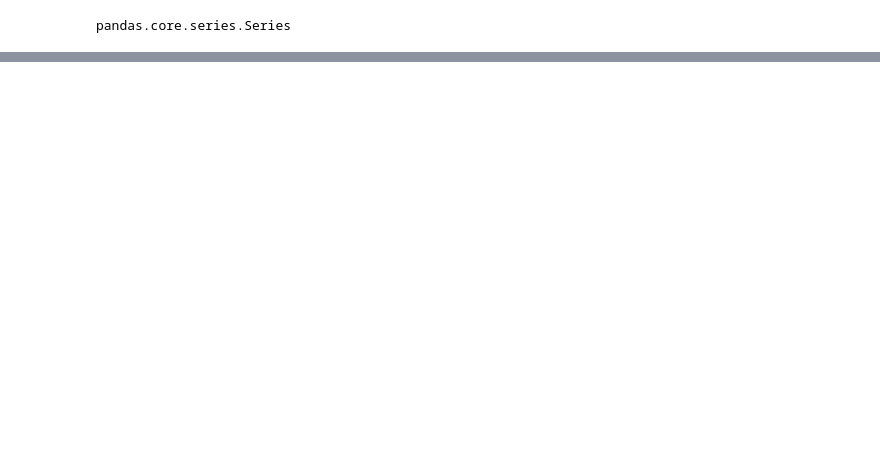
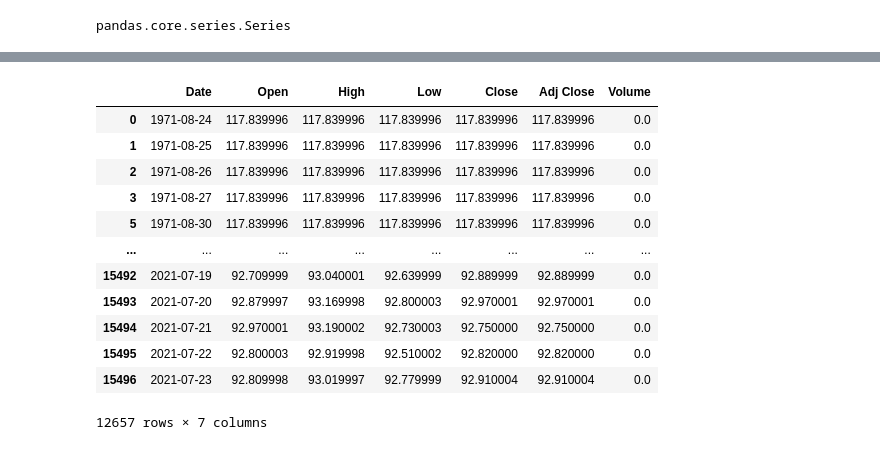
Before and after one commit to msierracrypto/project-1, a Jupyter notebook: MC_plus.ipynb, the cells around one changed output, grey strips where cells are left out. Saved outputs shown, nothing was run; the diff lists cells and outputs as text; code cells hidden in the pictures; blank space fills up the shorter version.

```diff
--- a/MC_plus.ipynb
+++ b/MC_plus.ipynb
@@ -314,2 +425,17 @@ riot_day.columns
 # %%
-riot_pct
+dxy = pd.read_csv("DX-Y.NYB.csv")
+dxy.dropna()
+# %% [output]
+|  | Date | Open | High | Low | Close | Adj Close | Volume |
+| 0 | 1971-08-24 | 117.839996 | 117.839996 | 117.839996 | 117.839996 | 117.839996 | 0.0 |
+| 1 | 1971-08-25 | 117.839996 | 117.839996 | 117.839996 | 117.839996 | 117.839996 | 0.0 |
+| 2 | 1971-08-26 | 117.839996 | 117.839996 | 117.839996 | 117.839996 | 117.839996 | 0.0 |
+| 3 | 1971-08-27 | 117.839996 | 117.839996 | 117.839996 | 117.839996 | 117.839996 | 0.0 |
+| 5 | 1971-08-30 | 117.839996 | 117.839996 | 117.839996 | 117.839996 | 117.839996 | 0.0 |
+| ... | ... | ... | ... | ... | ... | ... | ... |
+| 15492 | 2021-07-19 | 92.709999 | 93.040001 | 92.639999 | 92.889999 | 92.889999 | 0.0 |
+| 15493 | 2021-07-20 | 92.879997 | 93.169998 | 92.800003 | 92.970001 | 92.970001 | 0.0 |
+| 15494 | 2021-07-21 | 92.970001 | 93.190002 | 92.730003 | 92.750000 | 92.750000 | 0.0 |
+| 15495 | 2021-07-22 | 92.800003 | 92.919998 | 92.510002 | 92.820000 | 92.820000 | 0.0 |
+| 15496 | 2021-07-23 | 92.809998 | 93.019997 | 92.779999 | 92.910004 | 92.910004 | 0.0 |
+12657 rows × 7 columns
```
Also changed, not shown: parts of 25 cells of this notebook.
